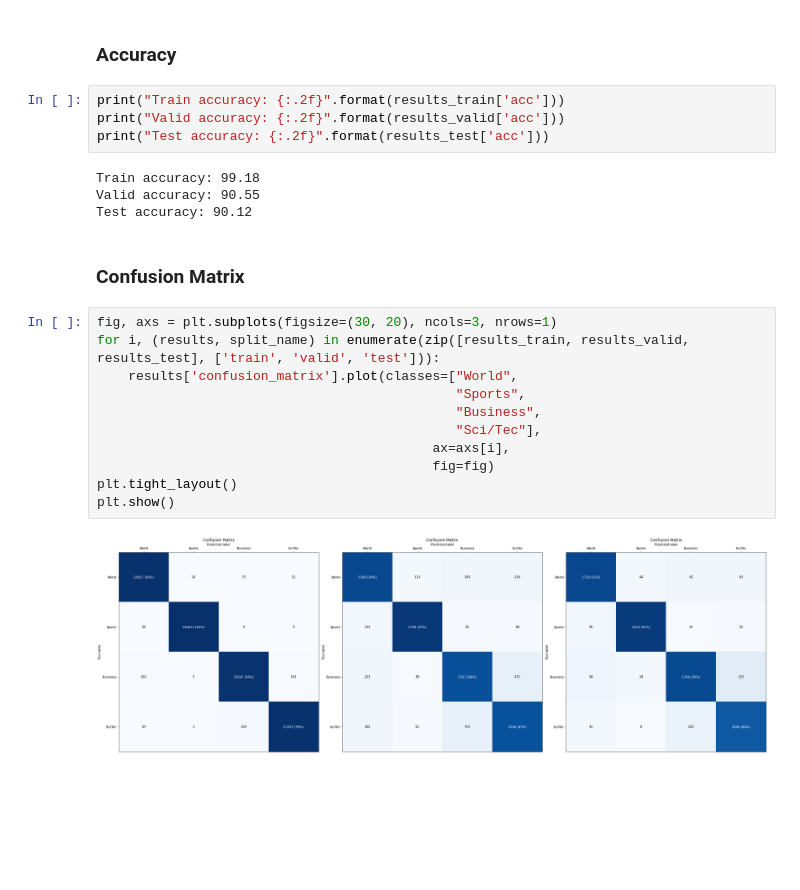
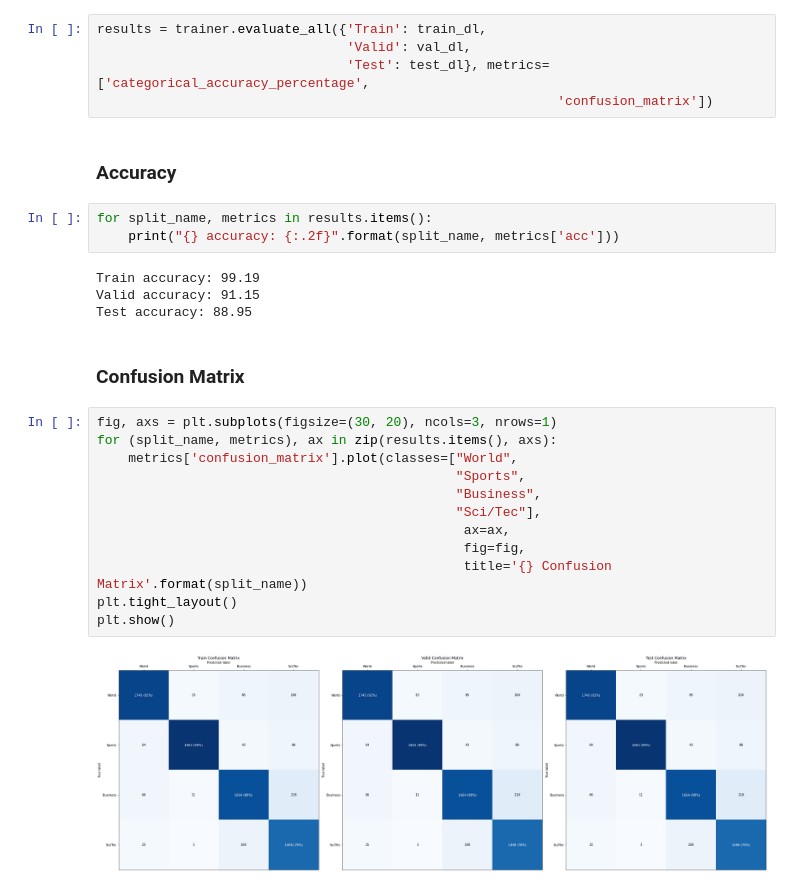
Before and after one commit to juancruzsosa/torchero, a Jupyter notebook: examples/notebooks/Text Classification using torchtext and torchero.ipynb, the cells around one changed output. Cells and saved outputs as stored; diff of their text form; blank space fills up the shorter version.

```diff
--- a/examples/notebooks/Text Classification using torchtext and torchero.ipynb
+++ b/examples/notebooks/Text Classification using torchtext and torchero.ipynb
@@ -145,25 +138,30 @@ results_test = trainer.evaluate(test_dl, metrics=['categorical_accuracy_percenta
+# %%
+results = trainer.evaluate_all({'Train': train_dl,
+                                'Valid': val_dl,
+                                'Test': test_dl}, metrics=['categorical_accuracy_percentage',
+                                                           'confusion_matrix'])
 # %% [markdown]
 ### Accuracy ###
-# %%
-print("Train accuracy: {:.2f}".format(results_train['acc']))
-print("Valid accuracy: {:.2f}".format(results_valid['acc']))
-print("Test accuracy: {:.2f}".format(results_test['acc']))
-# %% [output]
-Train accuracy: 99.18
-Valid accuracy: 90.55
-Test accuracy: 90.12
+# %%
+for split_name, metrics in results.items():
+    print("{} accuracy: {:.2f}".format(split_name, metrics['acc']))
+# %% [output]
+Train accuracy: 99.19
+Valid accuracy: 91.15
+Test accuracy: 88.95
 # %% [markdown]
 ### Confusion Matrix ###
 # %%
 fig, axs = plt.subplots(figsize=(30, 20), ncols=3, nrows=1)
-for i, (results, split_name) in enumerate(zip([results_train, results_valid, results_test], ['train', 'valid', 'test'])):
-    results['confusion_matrix'].plot(classes=["World",
+for (split_name, metrics), ax in zip(results.items(), axs):
+    metrics['confusion_matrix'].plot(classes=["World",
                                               "Sports",
                                               "Business",
                                               "Sci/Tec"],
-                                           ax=axs[i],
-                                           fig=fig)
+                                               ax=ax,
+                                               fig=fig,
+                                               title='{} Confusion Matrix'.format(split_name))
 plt.tight_layout()
 plt.show()
 # %% [output]
-[figure, old version]
+[figure, new version]
```
Also changed, not shown: parts of 3 cells of this notebook.
